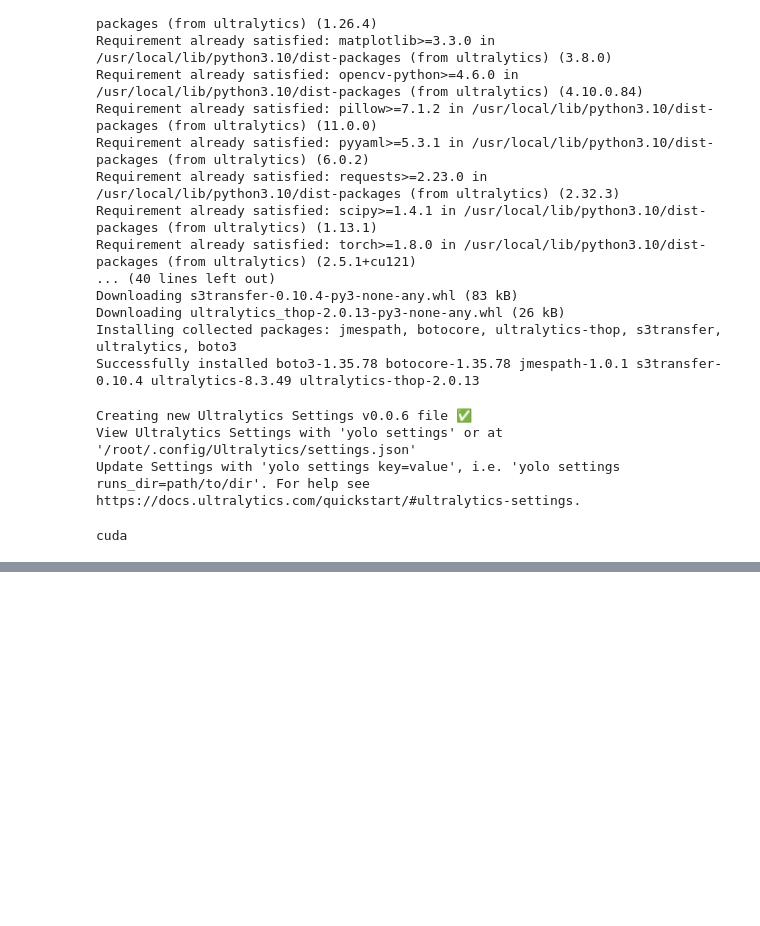
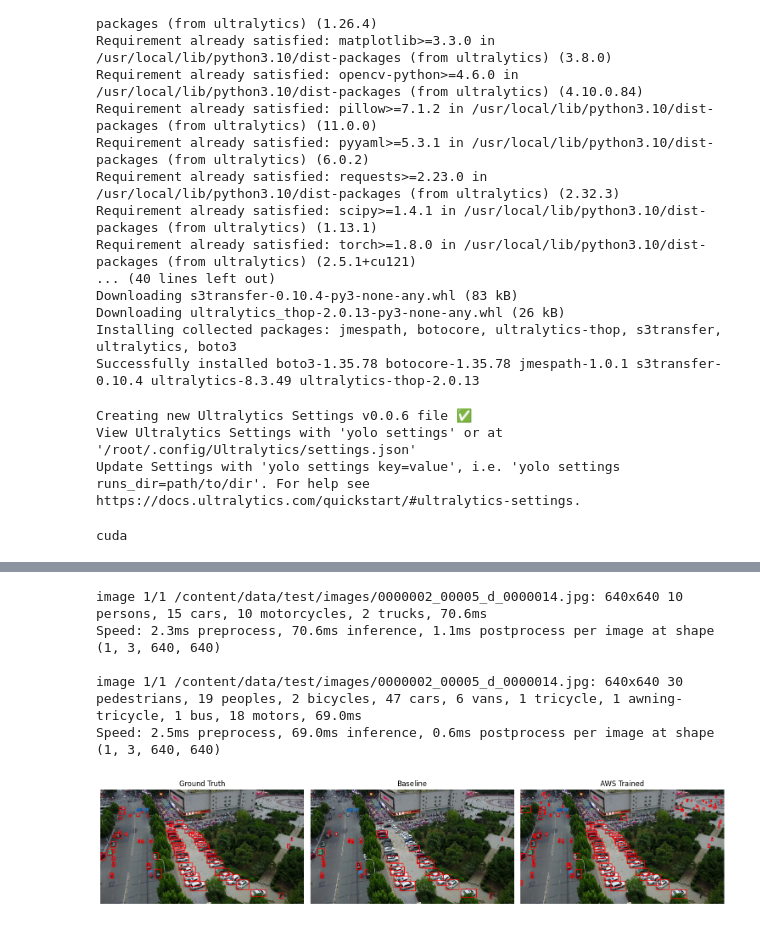
Before and after one commit to sjsu2024-data298-team6/notebooks, a Jupyter notebook: inference_on_aws.ipynb, the cells around one changed output, grey strips where cells are left out. Saved outputs shown, nothing was run; the diff lists cells and outputs as text; code cells hidden in the pictures; blank space fills up the shorter version.

```diff
--- a/inference_on_aws.ipynb
+++ b/inference_on_aws.ipynb
@@ -119,4 +80,12 @@ Speed: 2.5ms preprocess, 14.8ms inference, 1.5ms postprocess per image at shape
 # %%
+model = YOLO("yolo11n.pt")
+base_pred = model.predict(source=test_image, conf=0.35)
+base_bbox = base_pred[0].boxes.xyxy.tolist()
+
+model = YOLO("/content/yolo_model/detect/train/weights/best.pt")
+awsm_pred = model.predict(source=test_image, conf=0.35)
+awsm_bbox = awsm_pred[0].boxes.xyxy.tolist()
+
 img = Image.open(test_image)
 fig, ax = plt.subplots(1, 3, figsize=(15, 5))
 ax[0].imshow(img)
@@ -151 +126,41 @@ plt.show()
 [figure]
+# %%
+model = RTDETR("rtdetr-l.pt")
+base_pred = model.predict(source=test_image, conf=0.35)
+base_bbox = base_pred[0].boxes.xyxy.tolist()
+
+model = RTDETR("/content/rtdetr_model/detect/train/weights/best.pt")
+awsm_pred = model.predict(source=test_image, conf=0.35)
+awsm_bbox = awsm_pred[0].boxes.xyxy.tolist()
+
+img = Image.open(test_image)
+fig, ax = plt.subplots(1, 3, figsize=(15, 5))
+ax[0].imshow(img)
+ax[0].set_title("Ground Truth")
+ax[1].imshow(img)
+ax[1].set_title("Baseline")
+ax[2].imshow(img)
+ax[2].set_title("AWS Trained")
+for box in test_bbox:
+    x_min, y_min, x_max, y_max = box
+    x_min, x_max = img.size[0] * x_min, img.size[0] * x_max
+    y_min, y_max = img.size[1] * y_min, img.size[1] * y_max
+    rect = plt.Rectangle((x_min, y_min), x_max - x_min, y_max - y_min, linewidth=1, edgecolor='r', facecolor='none')
+    ax[0].add_patch(rect)
+
+for box in base_bbox:
+    x_min, y_min, x_max, y_max = box
+    rect = plt.Rectangle((x_min, y_min), x_max - x_min, y_max - y_min, linewidth=1, edgecolor='r', facecolor='none')
+    ax[1].add_patch(rect)
+
+for box in awsm_bbox:
+    x_min, y_min, x_max, y_max = box
+    rect = plt.Rectangle((x_min, y_min), x_max - x_min, y_max - y_min, linewidth=1, edgecolor='r', facecolor='none')
+    ax[2].add_patch(rect)
+
+ax[0].axis('off')
+ax[1].axis('off')
+ax[2].axis('off')
+plt.tight_layout()
+plt.show()
+# %% [output]
@@ -151,0 +168,6 @@ plt.show()
+image 1/1 /content/data/test/images/0000002_00005_d_0000014.jpg: 640x640 10 persons, 15 cars, 10 motorcycles, 2 trucks, 70.6ms
+Speed: 2.3ms preprocess, 70.6ms inference, 1.1ms postprocess per image at shape (1, 3, 640, 640)
+
+image 1/1 /content/data/test/images/0000002_00005_d_0000014.jpg: 640x640 30 pedestrians, 19 peoples, 2 bicycles, 47 cars, 6 vans, 1 tricycle, 1 awning-tricycle, 1 bus, 18 motors, 69.0ms
+Speed: 2.5ms preprocess, 69.0ms inference, 0.6ms postprocess per image at shape (1, 3, 640, 640)
+[figure, added]
```
Also changed, not shown: parts of 12 cells of this notebook.
